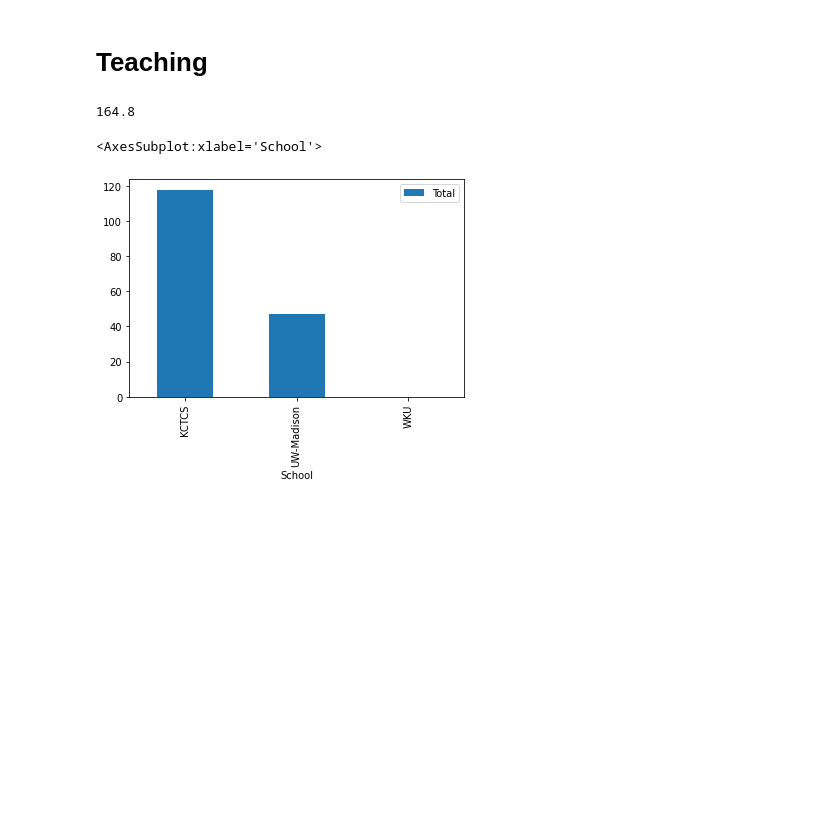
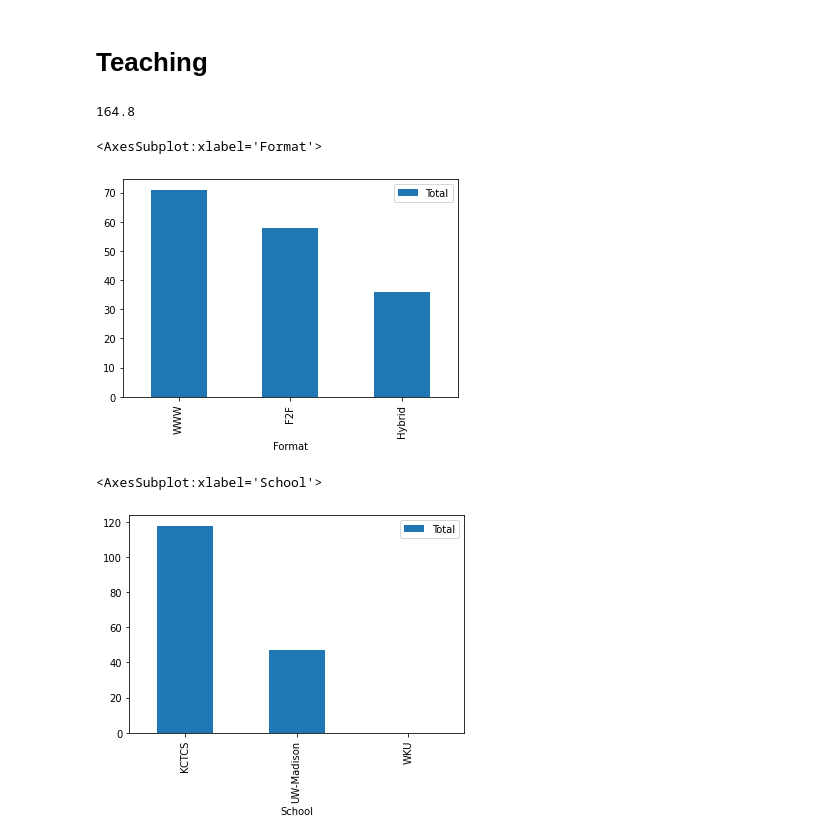
Before and after one commit to snotskie/talks, a Jupyter notebook: iconf-2022/main.ipynb, the cells around one changed output. Drawn from its saved outputs; the diff is of its cells as text; code cells hidden in the pictures; blank space fills up the shorter version.

```diff
--- a/iconf-2022/main.ipynb
+++ b/iconf-2022/main.ipynb
@@ -29,8 +41,11 @@ teaching["Total"].sum()
 # %% [output]
 164.8
 # %%
-# df = teaching[["Format", "Total"]].groupby("Format").sum().sort_values(by="Total", ascending=False)
-# df.plot(kind="bar")
+df = teaching[["Format", "Total"]].groupby("Format").sum().sort_values(by="Total", ascending=False)
+df.plot(kind="bar")
+# %% [output]
+<AxesSubplot:xlabel='Format'>
+[figure, added]
 # %%
 df = teaching[["School", "Total"]].groupby("School").sum().sort_values(by="Total", ascending=False)
 df.plot(kind="bar")
```
Also changed, not shown: parts of 15 cells of this notebook, 1 other file.
